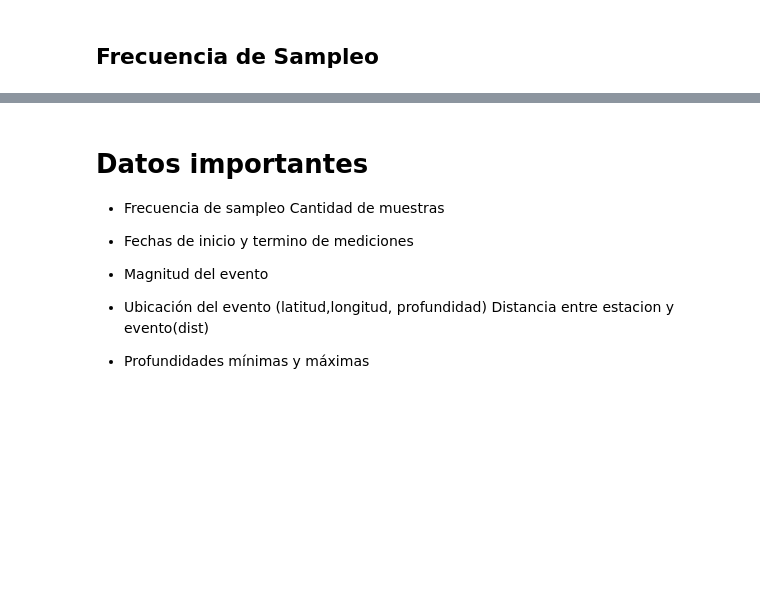
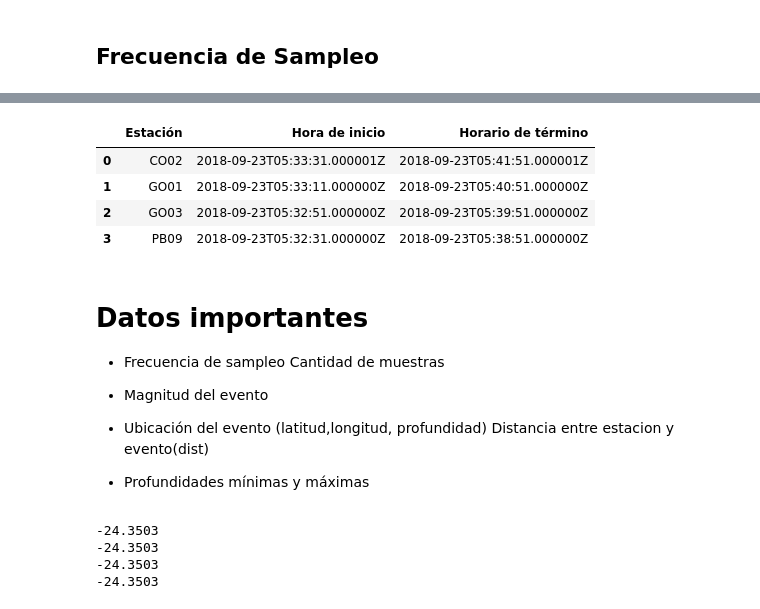
Before and after one commit to Juanjolio/Acus125---Trabajo-1, a Jupyter notebook: Trabajo 3/Untitled.ipynb, the cells around one changed output, grey strips where cells are left out. Drawn from its saved outputs; the diff is of its cells as text; code cells hidden in the pictures; blank space fills up the shorter version.

```diff
--- a/Trabajo 3/Untitled.ipynb
+++ b/Trabajo 3/Untitled.ipynb
@@ -177,11 +181,34 @@ Ahora que ya tenemos la información del nombre y la ubicación para cada estaci
+# %%
+co01_t = [st_co02[2].stats.station,st_co02[2].stats.starttime,st_co02[2].stats.endtime]
+go01_t = [st_go01[2].stats.station,st_go01[2].stats.starttime,st_go01[2].stats.endtime]
+go03_t = [st_go03[2].stats.station,st_go03[2].stats.starttime,st_go03[2].stats.endtime]
+pb09_t = [st_pb09[2].stats.station,st_pb09[2].stats.starttime,st_pb09[2].stats.endtime]
+tiempos = [co01_t,go01_t,go03_t,pb09_t]
+tablati=pd.DataFrame(tiempos,columns=['Estación','Hora de inicio','Horario de término'])
+tablati
+# %% [output]
+|  | Estación | Hora de inicio | Horario de término |
+| 0 | CO02 | 2018-09-23T05:33:31.000001Z | 2018-09-23T05:41:51.000001Z |
+| 1 | GO01 | 2018-09-23T05:33:11.000000Z | 2018-09-23T05:40:51.000000Z |
+| 2 | GO03 | 2018-09-23T05:32:51.000000Z | 2018-09-23T05:39:51.000000Z |
+| 3 | PB09 | 2018-09-23T05:32:31.000000Z | 2018-09-23T05:38:51.000000Z |
 # %% [markdown]
 # Datos importantes
 
 
 * Frecuencia de sampleo Cantidad de muestras
-* Fechas de inicio y termino de mediciones
 
 
 * Magnitud del evento
 * Ubicación del evento (latitud,longitud, profundidad) Distancia entre estacion y evento(dist)
 * Profundidades mínimas y máximas
+# %%
+print(st_co02[2].stats.sac.evla)
+print(st_go01[2].stats.sac.evla)
+print(st_go03[2].stats.sac.evla)
+print(st_pb09[2].stats.sac.evla)
+# %% [output]
+-24.3503
+-24.3503
+-24.3503
+-24.3503
```
Also changed, not shown: parts of 8 cells of this notebook, 2 other files.
